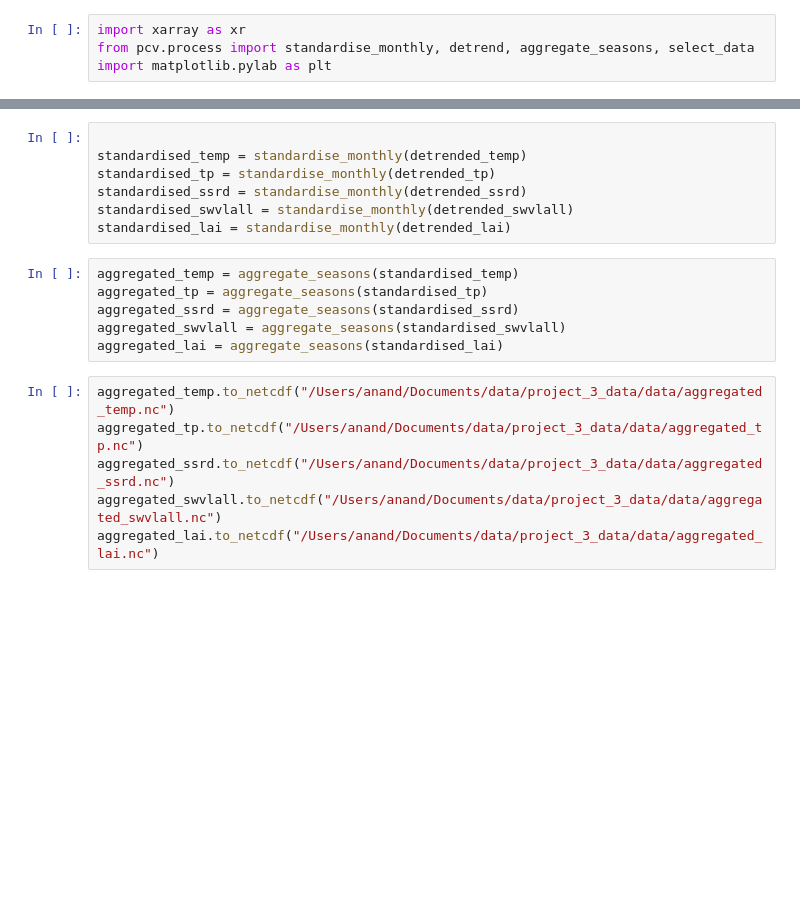
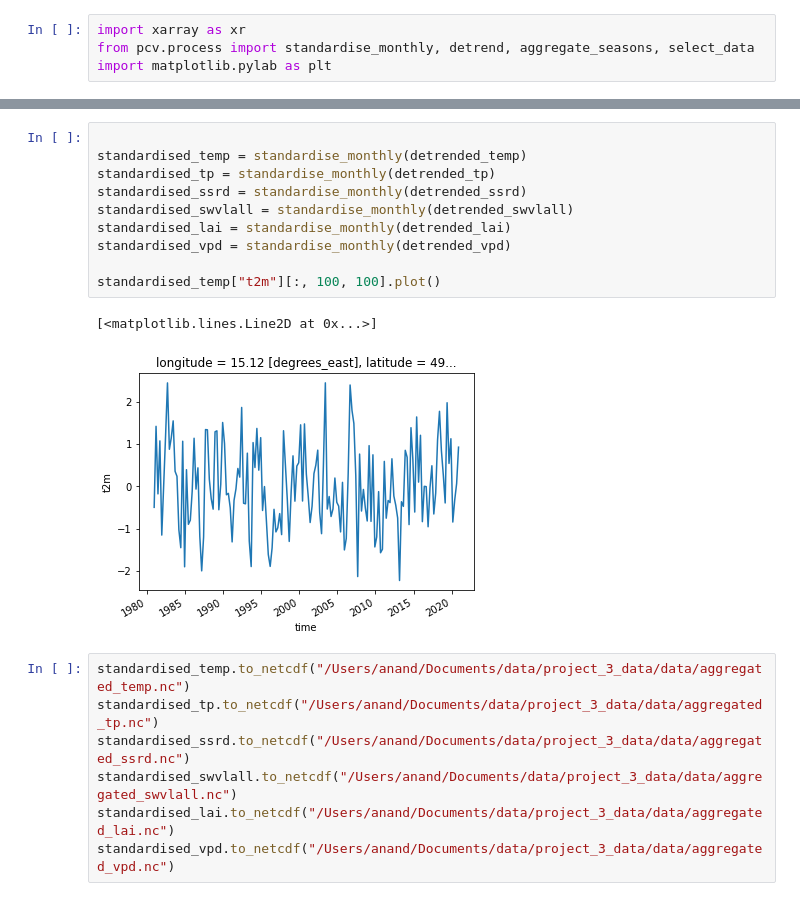
Before and after one commit to melioristic/preconditioned-compound-vegetation, a Jupyter notebook: n2_write_aggregated_dataset.ipynb, the cells around one changed output, grey strips where cells are left out. Saved outputs shown, nothing was run; the diff lists cells and outputs as text; blank space fills up the shorter version.

```diff
--- a/n2_write_aggregated_dataset.ipynb
+++ b/n2_write_aggregated_dataset.ipynb
@@ -32,19 +51,20 @@ Function detrend Took 2.2650 seconds
 # %%
 
 standardised_temp = standardise_monthly(detrended_temp)
 standardised_tp = standardise_monthly(detrended_tp)
 standardised_ssrd = standardise_monthly(detrended_ssrd)
 standardised_swvlall = standardise_monthly(detrended_swvlall)
 standardised_lai = standardise_monthly(detrended_lai)
+standardised_vpd = standardise_monthly(detrended_vpd)
+
+standardised_temp["t2m"][:, 100, 100].plot()
+# %% [output]
+[<matplotlib.lines.Line2D at 0x...>]
+[figure, added]
-# %%
-aggregated_temp = aggregate_seasons(standardised_temp)
-aggregated_tp = aggregate_seasons(standardised_tp)
-aggregated_ssrd = aggregate_seasons(standardised_ssrd)
-aggregated_swvlall = aggregate_seasons(standardised_swvlall)
-aggregated_lai = aggregate_seasons(standardised_lai)
 # %%
-aggregated_temp.to_netcdf("/Users/anand/Documents/data/project_3_data/data/aggregated_temp.nc")
-aggregated_tp.to_netcdf("/Users/anand/Documents/data/project_3_data/data/aggregated_tp.nc")
-aggregated_ssrd.to_netcdf("/Users/anand/Documents/data/project_3_data/data/aggregated_ssrd.nc")
-aggregated_swvlall.to_netcdf("/Users/anand/Documents/data/project_3_data/data/aggregated_swvlall.nc")
-aggregated_lai.to_netcdf("/Users/anand/Documents/data/project_3_data/data/aggregated_lai.nc")
+standardised_temp.to_netcdf("/Users/anand/Documents/data/project_3_data/data/aggregated_temp.nc")
+standardised_tp.to_netcdf("/Users/anand/Documents/data/project_3_data/data/aggregated_tp.nc")
+standardised_ssrd.to_netcdf("/Users/anand/Documents/data/project_3_data/data/aggregated_ssrd.nc")
+standardised_swvlall.to_netcdf("/Users/anand/Documents/data/project_3_data/data/aggregated_swvlall.nc")
+standardised_lai.to_netcdf("/Users/anand/Documents/data/project_3_data/data/aggregated_lai.nc")
+standardised_vpd.to_netcdf("/Users/anand/Documents/data/project_3_data/data/aggregated_vpd.nc")
```
Also changed, not shown: parts of 3 cells of this notebook, 4 other files.
